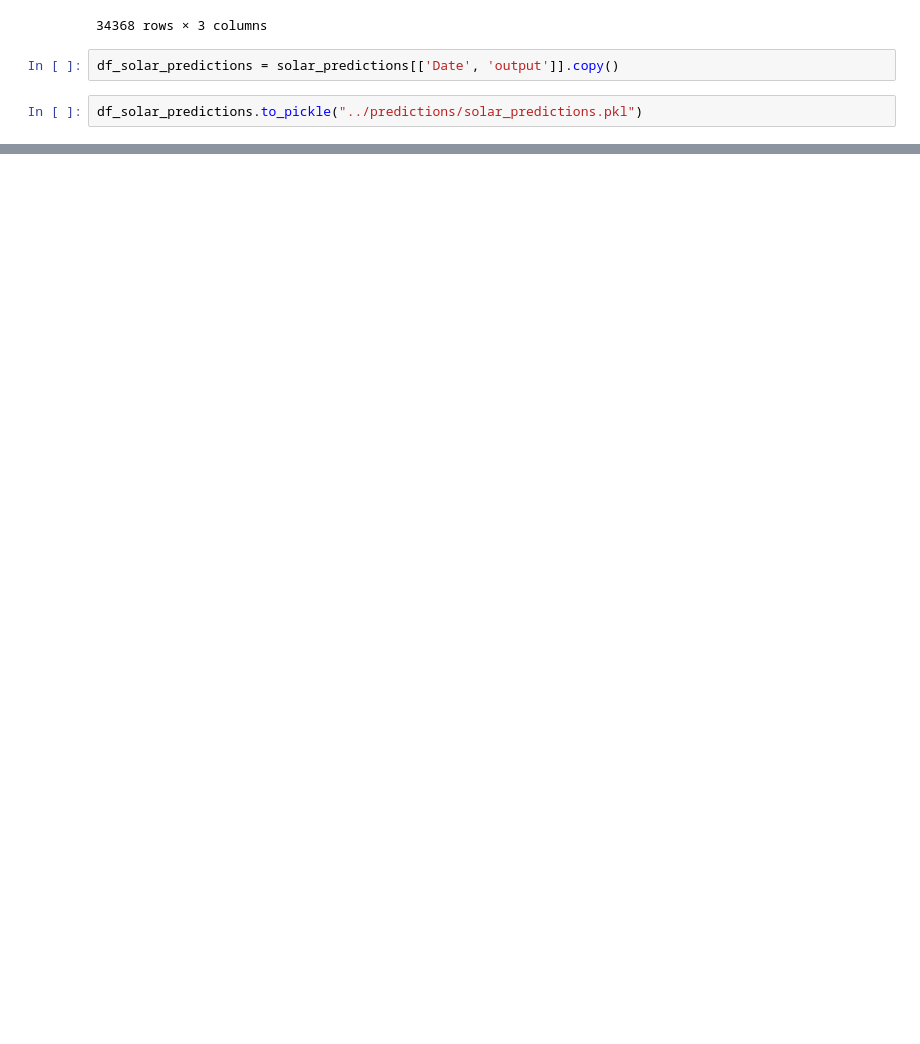
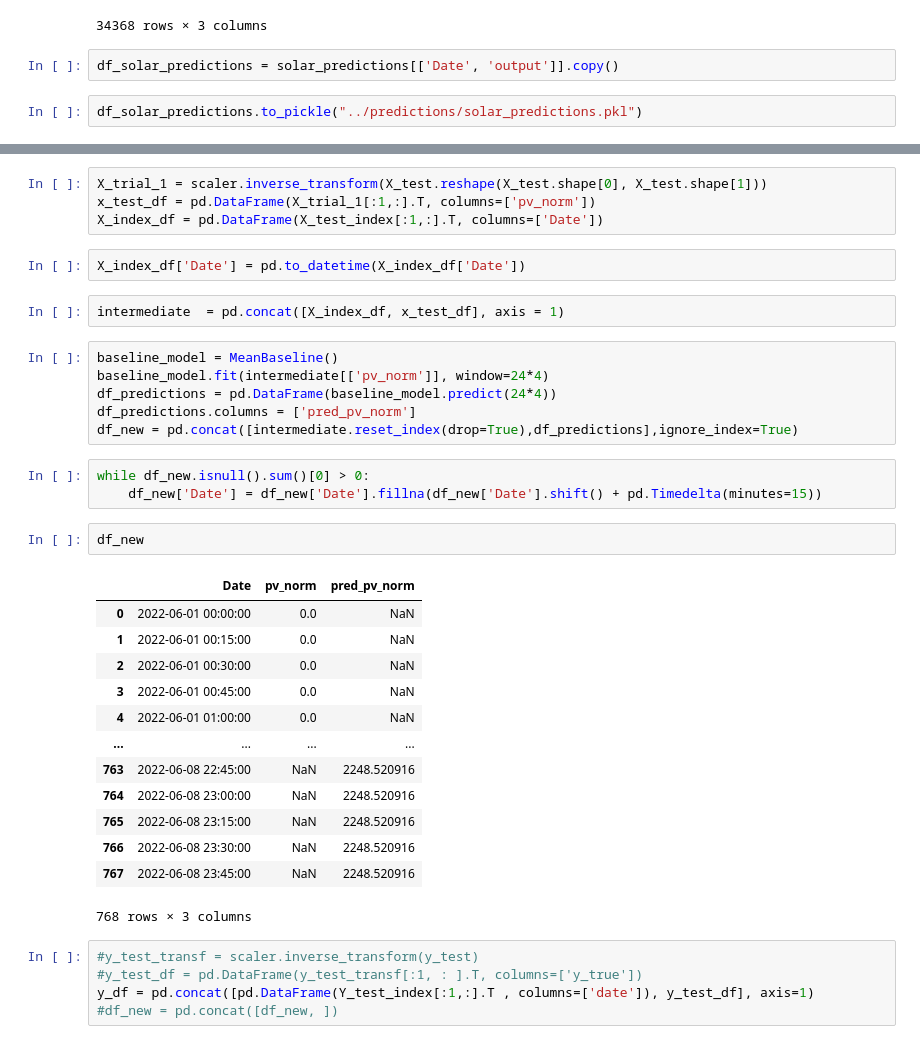
Before and after one commit to fritzfritzfritzz/EES_Optimisation, a Jupyter notebook: notebooks/20230630_LSTM_trial.ipynb, the cells around one changed output, grey strips where cells are left out. Saved outputs shown, nothing was run; the diff lists cells and outputs as text; blank space fills up the shorter version.

```diff
--- a/notebooks/20230630_LSTM_trial.ipynb
+++ b/notebooks/20230630_LSTM_trial.ipynb
@@ -553,0 +618,38 @@ TO DO
+# %%
+X_trial_1 = scaler.inverse_transform(X_test.reshape(X_test.shape[0], X_test.shape[1]))
+x_test_df = pd.DataFrame(X_trial_1[:1,:].T, columns=['pv_norm'])
+X_index_df = pd.DataFrame(X_test_index[:1,:].T, columns=['Date'])
+# %%
+X_index_df['Date'] = pd.to_datetime(X_index_df['Date'])
+# %%
+intermediate  = pd.concat([X_index_df, x_test_df], axis = 1)
+# %%
+baseline_model = MeanBaseline()
+baseline_model.fit(intermediate[['pv_norm']], window=24*4)
+df_predictions = pd.DataFrame(baseline_model.predict(24*4))
+df_predictions.columns = ['pred_pv_norm']
+df_new = pd.concat([intermediate.reset_index(drop=True),df_predictions],ignore_index=True)
+# %%
+while df_new.isnull().sum()[0] > 0:
+    df_new['Date'] = df_new['Date'].fillna(df_new['Date'].shift() + pd.Timedelta(minutes=15))
+# %%
+df_new
+# %% [output]
+|  | Date | pv_norm | pred_pv_norm |
+| 0 | 2022-06-01 00:00:00 | 0.0 | NaN |
+| 1 | 2022-06-01 00:15:00 | 0.0 | NaN |
+| 2 | 2022-06-01 00:30:00 | 0.0 | NaN |
+| 3 | 2022-06-01 00:45:00 | 0.0 | NaN |
+| 4 | 2022-06-01 01:00:00 | 0.0 | NaN |
+| ... | ... | ... | ... |
+| 763 | 2022-06-08 22:45:00 | NaN | 2248.520916 |
+| 764 | 2022-06-08 23:00:00 | NaN | 2248.520916 |
+| 765 | 2022-06-08 23:15:00 | NaN | 2248.520916 |
+| 766 | 2022-06-08 23:30:00 | NaN | 2248.520916 |
+| 767 | 2022-06-08 23:45:00 | NaN | 2248.520916 |
+768 rows × 3 columns
+# %%
+#y_test_transf = scaler.inverse_transform(y_test)
+#y_test_df = pd.DataFrame(y_test_transf[:1, : ].T, columns=['y_true'])
+y_df = pd.concat([pd.DataFrame(Y_test_index[:1,:].T , columns=['date']), y_test_df], axis=1)
+#df_new = pd.concat([df_new, ])
```
Also changed, not shown: parts of 32 cells of this notebook, 6 other files.
